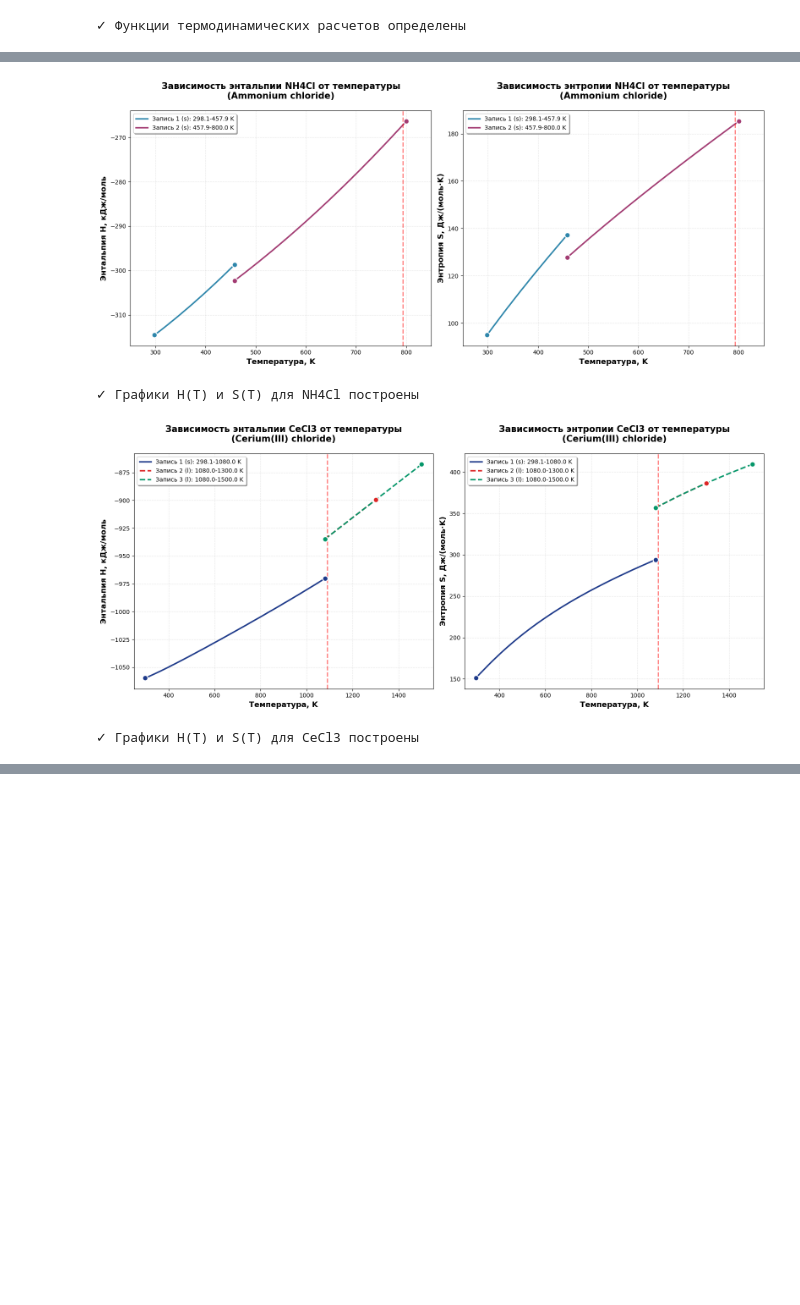
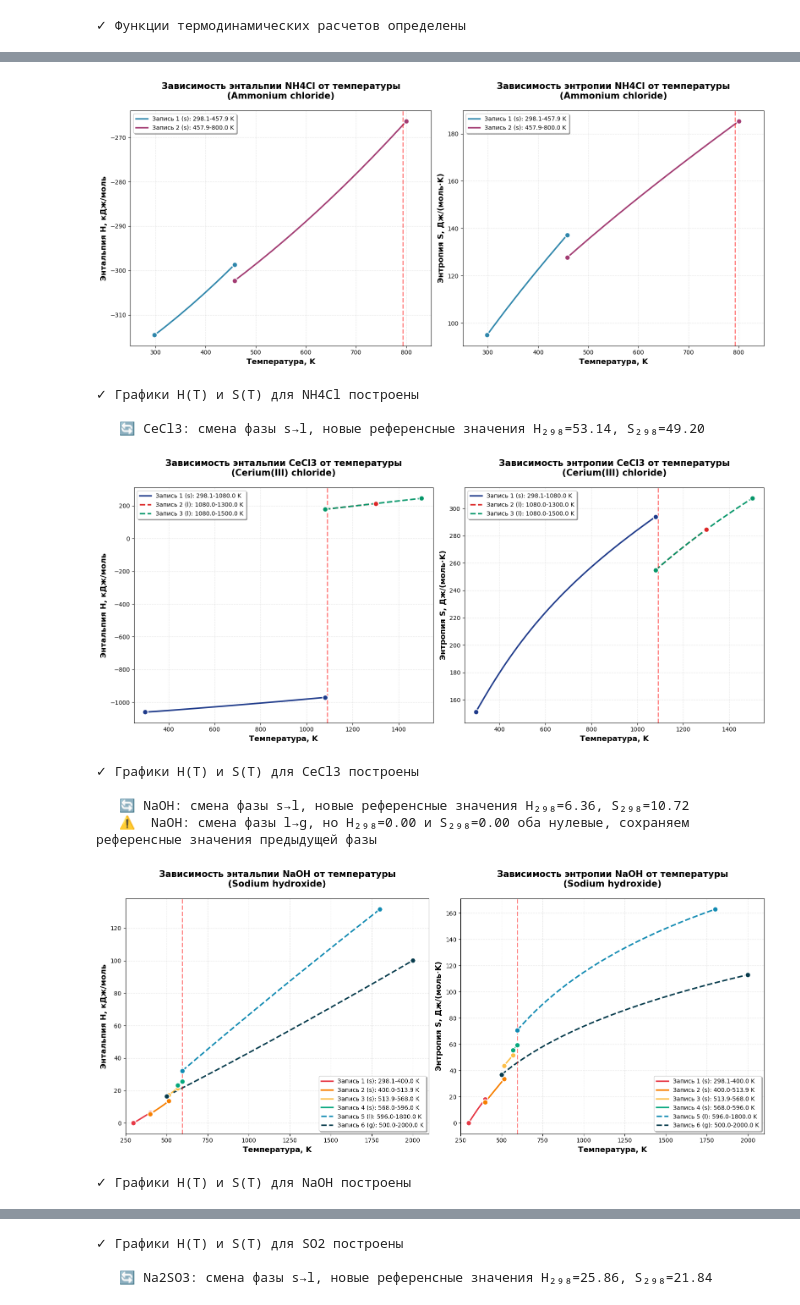
Before and after one commit to davjdk/ThermoCalcBot, a Jupyter notebook: docs/calc_example.ipynb, the cells around one changed output, grey strips where cells are left out. Cells and saved outputs as stored; diff of their text form; code cells hidden in the pictures; blank space fills up the shorter version.

```diff
--- a/docs/calc_example.ipynb
+++ b/docs/calc_example.ipynb
@@ -358,6 +421,42 @@ for formula, data in compound_data.items():
         T_max = record.tmax
         phase = record.phase
 
+        # Определяем референсную запись для текущей записи
+        # Если это первая запись или фаза изменилась - используем H₂₉₈ и S₂₉₈ текущей записи
+        if idx == 0:
+            # Первая запись - используем общую референсную запись (с 298.15 K)
+            current_reference = reference_record
+        else:
+            # Проверяем, изменилась ли фаза по сравнению с предыдущей записью
+            previous_phase = records[idx - 1].phase
+            if phase != previous_phase:
+                # Фаза изменилась - проверяем, есть ли валидные данные в текущей записи
+                # Если H₂₉₈ и S₂₉₈ оба равны нулю, не меняем референсную запись
+                if abs(record.h298) < 1e-6 and abs(record.s298) < 1e-6:
+                    # Нулевые значения - используем предыдущую референсную запись
+                    current_reference = reference_record if idx == 1 else records[idx - 1]
+                    # Для записей той же фазы находим первую запись этой фазы
+                    for i in range(idx - 1, -1, -1):
+                        if i == 0 or records[i].phase != records[i - 1].phase:
+                            current_reference = reference_record if i == 0 else records[i]
+                            break
+                    print(f"   ⚠️  {formula}: смена фазы {previous_phase}→{phase}, "
+                          f"но H₂₉₈={record.h298:.2f} и S₂₉₈={record.s298:.2f} оба нулевые, "
+                          f"сохраняем референсные значения предыдущей фазы")
+                else:
+                    # Есть валидные данные - используем текущую запись
+                    current_reference = record
+                    print(f"   🔄 {formula}: смена фазы {previous_phase}→{phase}, "
+                          f"новые референсные значения H₂₉₈={record.h298:.2f}, S₂₉₈={record.s298:.2f}")
+            else:
+                # Фаза не изменилась - используем ту же референсную запись
+                current_reference = reference_record if idx == 1 else records[idx - 1]
+                # Для записей той же фазы находим первую запись этой фазы
+                for i in range(idx, -1, -1):
+                    if i == 0 or records[i].phase != records[i - 1].phase:
+                        current_reference = reference_record if i == 0 else records[i]
+                        break
+
         # Массив температур
         temperatures = np.linspace(T_min, T_max, 200)
 
@@ -366,7 +465,7 @@ for formula, data in compound_data.items():
         S_values = []
 
         for T in temperatures:
-            H, S = calculate_H_S(record, reference_record, T)
+            H, S = calculate_H_S(record, current_reference, T)
             H_values.append(H)
             S_values.append(S)
 
@@ -406,32 +505,39 @@ for formula, data in compound_data.items():
     ax1.set_xlabel('Температура, K', fontsize=13, fontweight='bold')
     ax1.set_ylabel('Энтальпия H, кДж/моль', fontsize=13, fontweight='bold')
     ax1.set_title(f'Зависимость энтальпии {formula} от температуры\n({config["name"]})',
                  fontsize=15, fontweight='bold', pad=20)
     ax1.legend(fontsize=10, frameon=True, shadow=True, fancybox=True)
     ax1.grid(True, alpha=0.3, linestyle='--', linewidth=0.8)
     ax1.set_xlim(config['temp_range'])
 
     # Оформление графика энтропии
     ax2.set_xlabel('Температура, K', fontsize=13, fontweight='bold')
     ax2.set_ylabel('Энтропия S, Дж/(моль·K)', fontsize=13, fontweight='bold')
     ax2.set_title(f'Зависимость энтропии {formula} от температуры\n({config["name"]})',
                  fontsize=15, fontweight='bold', pad=20)
     ax2.legend(fontsize=10, frameon=True, shadow=True, fancybox=True)
     ax2.grid(True, alpha=0.3, linestyle='--', linewidth=0.8)
     ax2.set_xlim(config['temp_range'])
 
     # Добавляем фазовый переход на обоих графиках
     if 'phase_transition' in config:
         trans = config['phase_transition']
         ax1.axvline(x=trans['temp'], color='red', linestyle='--', linewidth=2, alpha=0.5)
         ax2.axvline(x=trans['temp'], color='red', linestyle='--', linewidth=2, alpha=0.5)
 
     plt.tight_layout()
     plt.show()
 
     print(f"✓ Графики H(T) и S(T) для {formula} построены\n")
 # %% [output]
 [figure]
 ✓ Графики H(T) и S(T) для NH4Cl построены
+
+   🔄 CeCl3: смена фазы s→l, новые референсные значения H₂₉₈=53.14, S₂₉₈=49.20
-[figure, old version]
+[figure, new version]
 ✓ Графики H(T) и S(T) для CeCl3 построены
+
+   🔄 NaOH: смена фазы s→l, новые референсные значения H₂₉₈=6.36, S₂₉₈=10.72
+   ⚠️  NaOH: смена фазы l→g, но H₂₉₈=0.00 и S₂₉₈=0.00 оба нулевые, сохраняем референсные значения предыдущей фазы
+[figure, added]
+✓ Графики H(T) и S(T) для NaOH построены
@@ -437,0 +545,3 @@ for formula, data in compound_data.items():
+✓ Графики H(T) и S(T) для SO2 построены
+
+   🔄 Na2SO3: смена фазы s→l, новые референсные значения H₂₉₈=25.86, S₂₉₈=21.84
```
Also changed, not shown: parts of 4 cells of this notebook, 4 other files.
